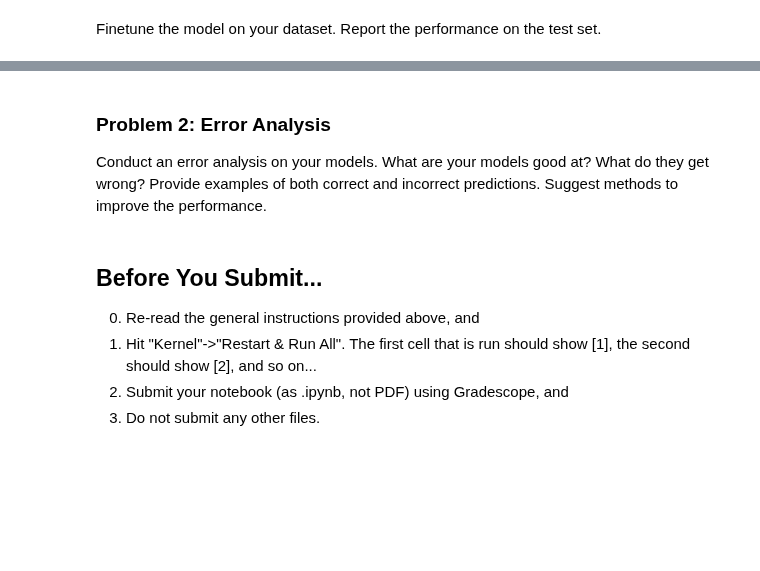
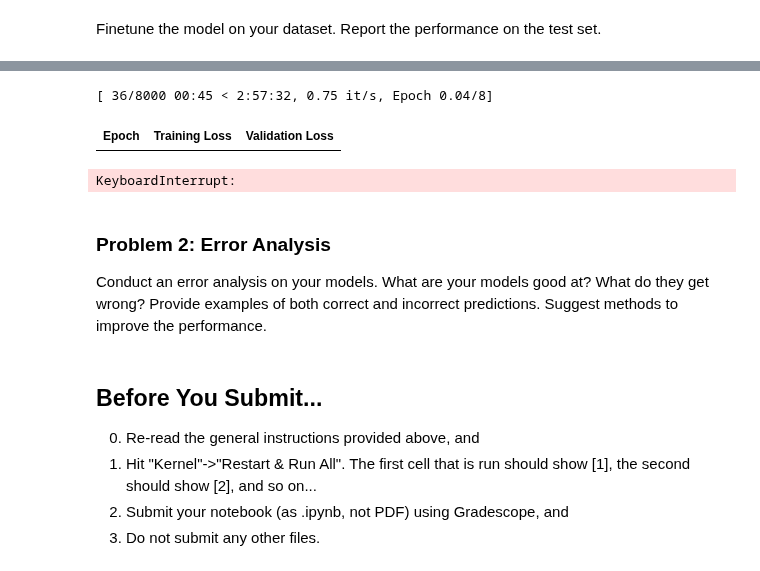
Before and after one commit to JaceLaf/ai_projects, a Jupyter notebook: project_7/project_7.ipynb, the cells around one changed output, grey strips where cells are left out. Cells and saved outputs as stored; diff of their text form; code cells hidden in the pictures; blank space fills up the shorter version.

Commit message:
trained model

```diff
--- a/project_7/project_7.ipynb
+++ b/project_7/project_7.ipynb
@@ -113,3 +124,44 @@ Finetune the model on your dataset. Report the performance on the test set.
+# %%
+data_collator = DataCollatorWithPadding(tokenizer=tokenizer)
+# %%
+# Uses training arguments and strategies listed in:
+# https://huggingface.co/bhadresh-savani/distilbert-base-uncased-emotion
+training_args = TrainingArguments(
+    output_dir="./results",
+    eval_strategy="epoch",
+    save_strategy="epoch",
+    learning_rate=2e-5,
+    per_device_train_batch_size=16,
+    per_device_eval_batch_size=16,
+    num_train_epochs=8,
+)
+# %%
+# Computes the accuracy of each training epoch
+accuracy = evaluate.load("accuracy")
+
+def compute_metrics(eval_pred):
+    logits, labels = eval_pred
+    predictions = np.argmax(logits, axis=1)
+    return accuracy.compute(predictions=predictions, references=labels)
+# %%
+# Creates the model training object
+trainer = Trainer(
+    model=model,
+    args=training_args,
+    train_dataset=tokenized_ds["train"],
+    eval_dataset=tokenized_ds["test"],
+    processing_class=tokenizer,
+    data_collator=data_collator,
+    compute_metrics=compute_metrics
+)
+# %%
+# Trains and evaluates the model using built-in methods to DistilBERT
+trainer.train()
+trainer.evaluate()
+# %% [output]
+[ 36/8000 00:45 < 2:57:32, 0.75 it/s, Epoch 0.04/8]
+| Epoch | Training Loss | Validation Loss |
+KeyboardInterrupt:
 # %% [markdown]
 ### Problem 2: Error Analysis
 
```
Also changed, not shown: parts of 9 cells of this notebook.
